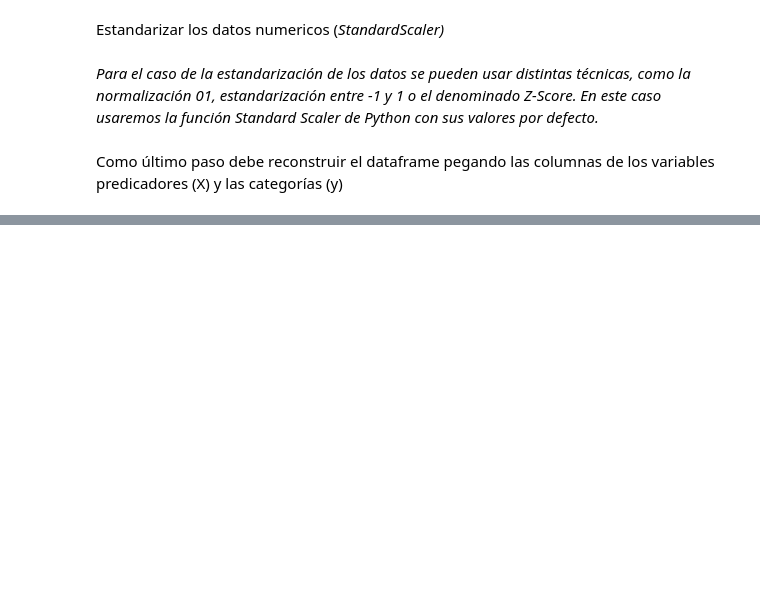
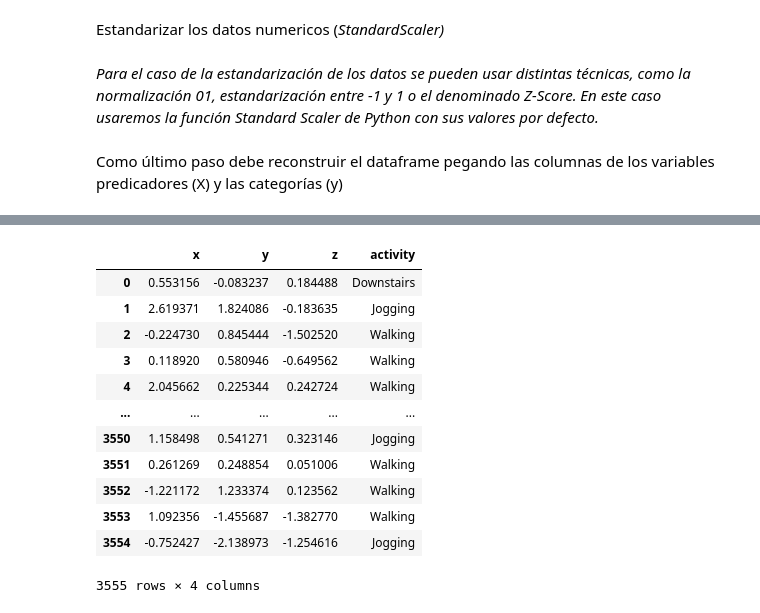
Before and after one commit to Cordero27/Minor-Machine-Learning, a Jupyter notebook: Proyecto Final ML/ Entrega 02 - Scrub/ Entrega_02_Scrub.ipynb, the cells around one changed output, grey strips where cells are left out. Drawn from its saved outputs; the diff is of its cells as text; code cells hidden in the pictures; blank space fills up the shorter version.

```diff
--- a/Proyecto Final ML/ Entrega 02 - Scrub/ Entrega_02_Scrub.ipynb
+++ b/Proyecto Final ML/ Entrega 02 - Scrub/ Entrega_02_Scrub.ipynb
@@ -278,0 +276,19 @@ AttributeError: ignored
+# %%
+df = pd.DataFrame(X)
+df["activity"] = y.tolist()
+df.columns =['x', 'y', 'z', 'activity']
+df
+# %% [output]
+|  | x | y | z | activity |
+| 0 | 0.553156 | -0.083237 | 0.184488 | Downstairs |
+| 1 | 2.619371 | 1.824086 | -0.183635 | Jogging |
+| 2 | -0.224730 | 0.845444 | -1.502520 | Walking |
+| 3 | 0.118920 | 0.580946 | -0.649562 | Walking |
+| 4 | 2.045662 | 0.225344 | 0.242724 | Walking |
+| ... | ... | ... | ... | ... |
+| 3550 | 1.158498 | 0.541271 | 0.323146 | Jogging |
+| 3551 | 0.261269 | 0.248854 | 0.051006 | Walking |
+| 3552 | -1.221172 | 1.233374 | 0.123562 | Walking |
+| 3553 | 1.092356 | -1.455687 | -1.382770 | Walking |
+| 3554 | -0.752427 | -2.138973 | -1.254616 | Jogging |
+3555 rows × 4 columns
```
Also changed, not shown: parts of 4 cells of this notebook.
